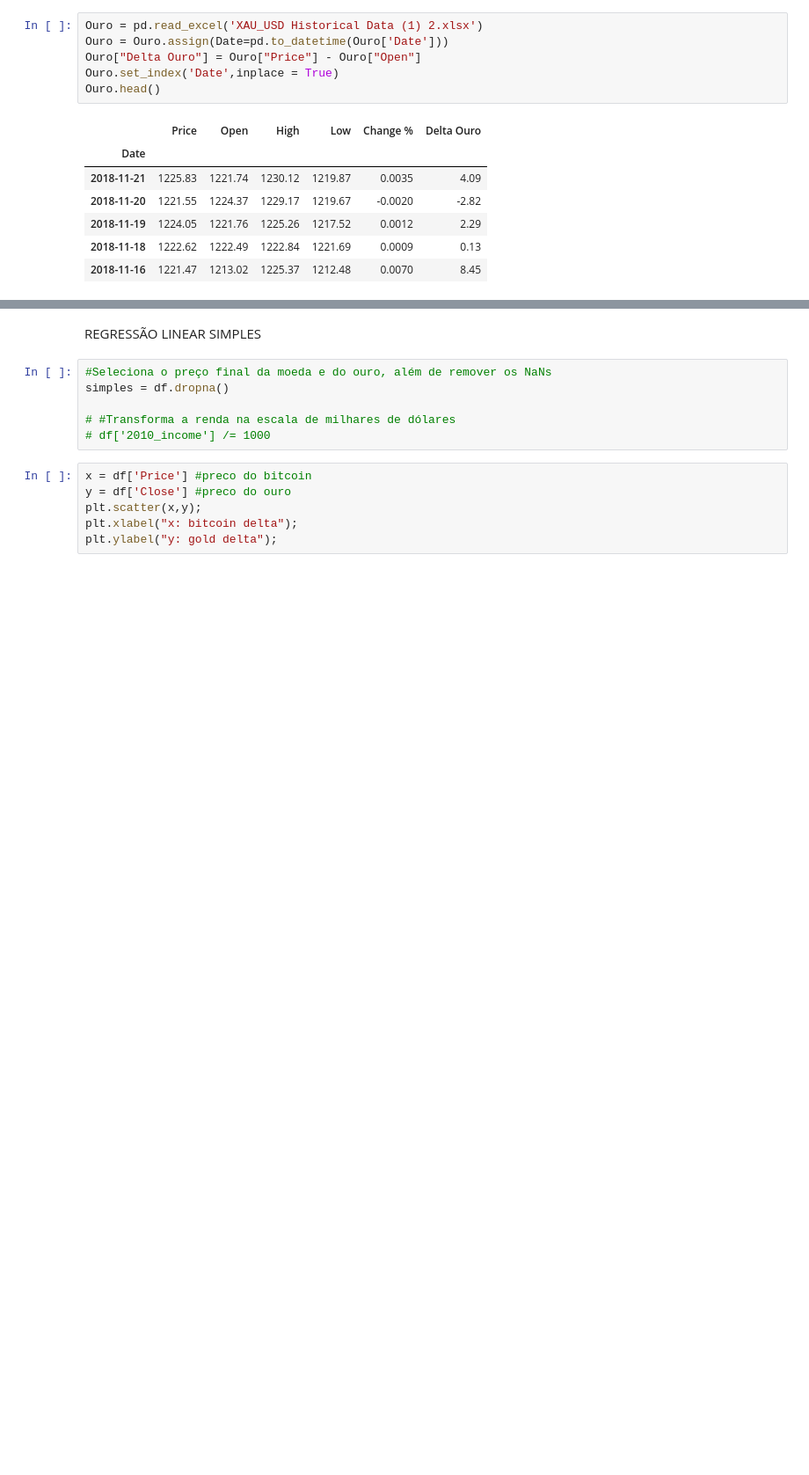
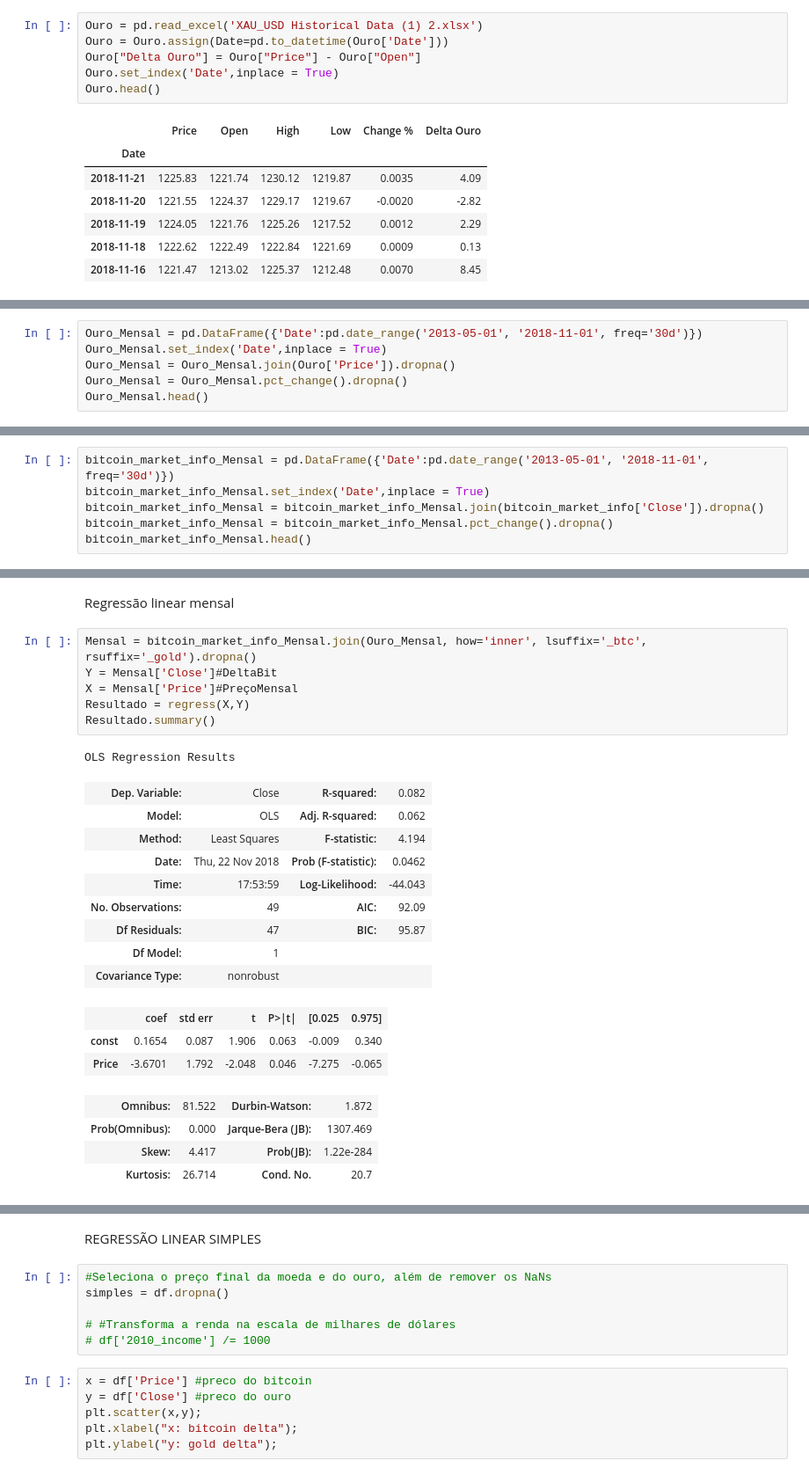
Before and after one commit to lucasmuchaluat/PROJETO-3---CIENCIA-DOS-DADOS, a Jupyter notebook: Crypto_Currency_Projeto_3.ipynb, the cells around one changed output, grey strips where cells are left out. Shown: that part at 88% size. Saved outputs shown, nothing was run; the diff lists cells and outputs as text; blank space fills up the shorter version.

```diff
--- a/Crypto_Currency_Projeto_3.ipynb
+++ b/Crypto_Currency_Projeto_3.ipynb
@@ -287,0 +328,6 @@ df.head()
+# %%
+Ouro_Mensal = pd.DataFrame({'Date':pd.date_range('2013-05-01', '2018-11-01', freq='30d')})
+Ouro_Mensal.set_index('Date',inplace = True)
+Ouro_Mensal = Ouro_Mensal.join(Ouro['Price']).dropna()
+Ouro_Mensal = Ouro_Mensal.pct_change().dropna()
+Ouro_Mensal.head()
@@ -287,0 +342,6 @@ df.head()
+# %%
+bitcoin_market_info_Mensal = pd.DataFrame({'Date':pd.date_range('2013-05-01', '2018-11-01', freq='30d')})
+bitcoin_market_info_Mensal.set_index('Date',inplace = True)
+bitcoin_market_info_Mensal = bitcoin_market_info_Mensal.join(bitcoin_market_info['Close']).dropna()
+bitcoin_market_info_Mensal = bitcoin_market_info_Mensal.pct_change().dropna()
+bitcoin_market_info_Mensal.head()
@@ -287,0 +356,26 @@ df.head()
+# %% [markdown]
+Regressão linear mensal
+# %%
+Mensal = bitcoin_market_info_Mensal.join(Ouro_Mensal, how='inner', lsuffix='_btc', rsuffix='_gold').dropna()
+Y = Mensal['Close']#DeltaBit
+X = Mensal['Price']#PreçoMensal
+Resultado = regress(X,Y)
+Resultado.summary()
+# %% [output]
+OLS Regression Results
+| Dep. Variable: | Close | R-squared: | 0.082 |
+| Model: | OLS | Adj. R-squared: | 0.062 |
+| Method: | Least Squares | F-statistic: | 4.194 |
+| Date: | Thu, 22 Nov 2018 | Prob (F-statistic): | 0.0462 |
+| Time: | 17:53:59 | Log-Likelihood: | -44.043 |
+| No. Observations: | 49 | AIC: | 92.09 |
+| Df Residuals: | 47 | BIC: | 95.87 |
+| Df Model: | 1 |  |  |
+| Covariance Type: | nonrobust |  |  |
+|  | coef | std err | t | P>|t| | [0.025 | 0.975] |
+| const | 0.1654 | 0.087 | 1.906 | 0.063 | -0.009 | 0.340 |
+| Price | -3.6701 | 1.792 | -2.048 | 0.046 | -7.275 | -0.065 |
+| Omnibus: | 81.522 | Durbin-Watson: | 1.872 |
+| Prob(Omnibus): | 0.000 | Jarque-Bera (JB): | 1307.469 |
+| Skew: | 4.417 | Prob(JB): | 1.22e-284 |
+| Kurtosis: | 26.714 | Cond. No. | 20.7 |
```
Also changed, not shown: parts of 30 cells of this notebook.
